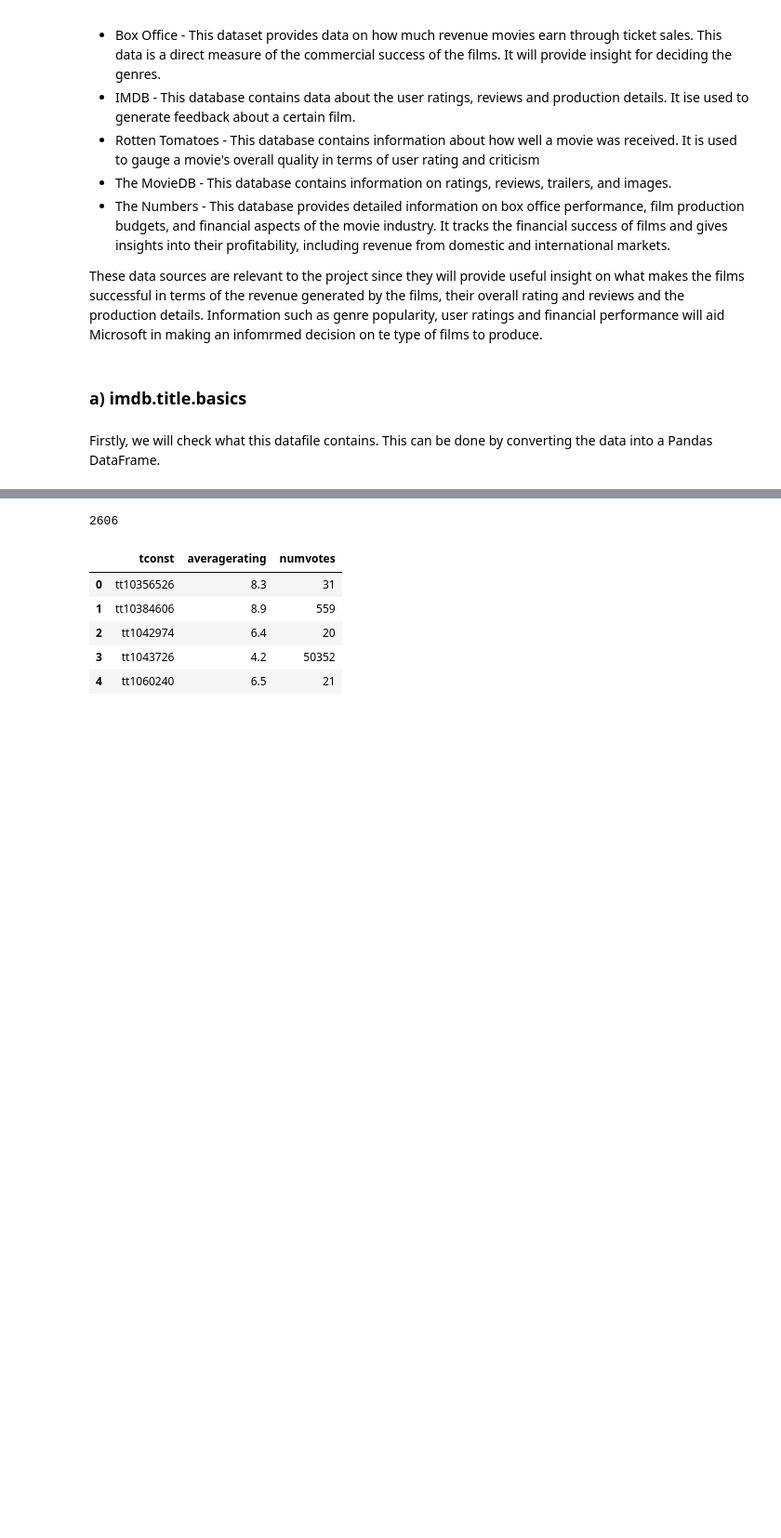
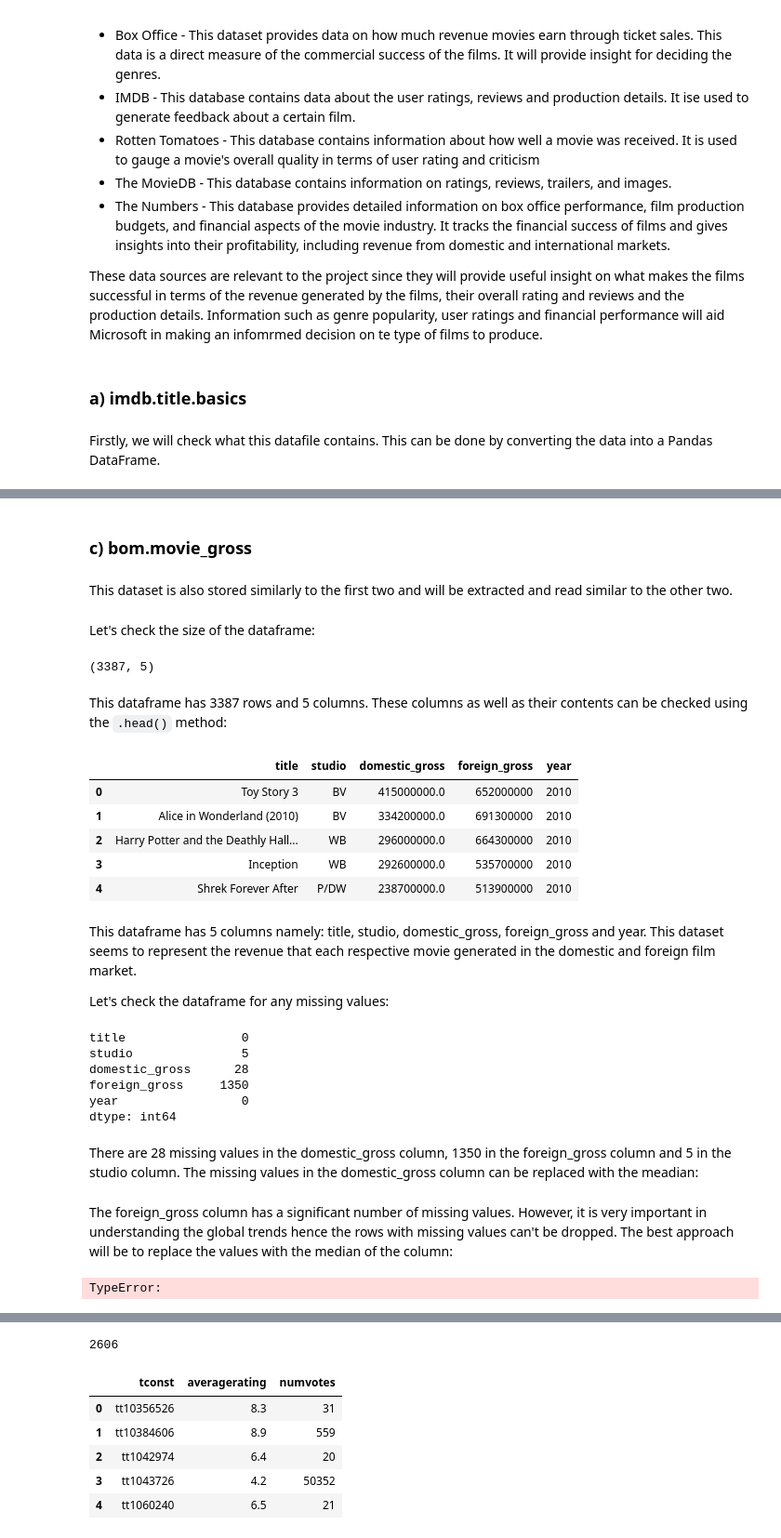
Before and after one commit to Brian-Kanyenje/dsc-phase-1-project, a Jupyter notebook: student.ipynb, the cells around one changed output, grey strips where cells are left out. Shown at 93% size. Saved outputs shown, nothing was run; the diff lists cells and outputs as text; code cells hidden in the pictures; blank space fills up the shorter version.

```diff
--- a/student.ipynb
+++ b/student.ipynb
@@ -82 +215,5 @@ basics.describe()
+# %% [markdown]
+### c) bom.movie_gross
+# %% [markdown]
+This dataset is also stored similarly to the first two and will be extracted and read similar to the other two.
 # %%
@@ -84 +221,33 @@ ratings = pd.read_csv('zippedData/imdb.title.ratings.csv.gz', compression ='gzip
 gross = pd.read_csv('zippedData/bom.movie_gross.csv.gz', compression ='gzip')
+# %% [markdown]
+Let's check the size of the dataframe:
+# %%
+gross.shape
+# %% [output]
+(3387, 5)
+# %% [markdown]
+This dataframe has 3387 rows and 5 columns. These columns as well as their contents can be checked using the `.head()` method:
+# %%
+gross.head()
+# %% [output]
+|  | title | studio | domestic_gross | foreign_gross | year |
+| 0 | Toy Story 3 | BV | 415000000.0 | 652000000 | 2010 |
+| 1 | Alice in Wonderland (2010) | BV | 334200000.0 | 691300000 | 2010 |
+| 2 | Harry Potter and the Deathly Hall... | WB | 296000000.0 | 664300000 | 2010 |
+| 3 | Inception | WB | 292600000.0 | 535700000 | 2010 |
+| 4 | Shrek Forever After | P/DW | 238700000.0 | 513900000 | 2010 |
+# %% [markdown]
+This dataframe has 5 columns namely: title, studio, domestic_gross, foreign_gross and year. This dataset seems to represent the revenue that each respective movie generated in the domestic and foreign film market.
+
+Let's check the dataframe for any missing values:
+# %%
+gross.isna().sum()
+# %% [output]
+title                0
+studio               5
+domestic_gross      28
+foreign_gross     1350
+year                 0
+dtype: int64
+# %% [markdown]
+There are 28 missing values in the domestic_gross column, 1350 in the foreign_gross column and 5 in the studio column. The missing values in the domestic_gross column can be replaced with the meadian:
@@ -84,0 +256,6 @@ gross = pd.read_csv('zippedData/bom.movie_gross.csv.gz', compression ='gzip')
+# %% [markdown]
+The foreign_gross column has a significant number of missing values. However, it is very important in understanding the global trends hence the rows with missing values can't be dropped. The best approach will be to replace the values with the median of the column:
+# %%
+gross['foreign_gross'] = gross['foreign_gross'].fillna(gross['foreign_gross'].median())
+# %% [output]
+TypeError:
```
Also changed, not shown: parts of 59 cells of this notebook.
